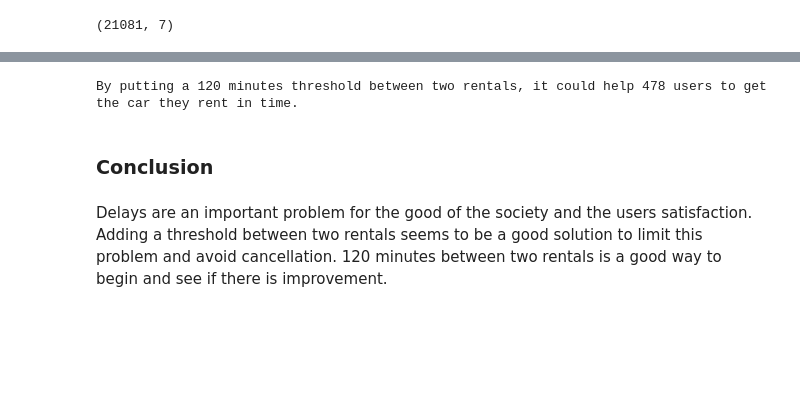
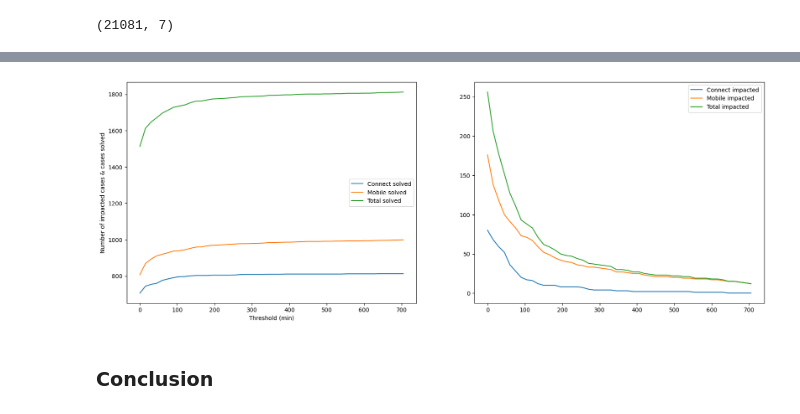
Before and after one commit to cheyenaub/jedha_fullstack_certif, a Jupyter notebook: BLOC_5/eda/eda.ipynb, the cells around one changed output, grey strips where cells are left out. Saved outputs shown, nothing was run; the diff lists cells and outputs as text; code cells hidden in the pictures; blank space fills up the shorter version.

```diff
--- a/BLOC_5/eda.ipynb
+++ b/BLOC_5/eda/eda.ipynb
@@ -592,6 +586,0 @@ df_threshold_
-# %%
-threshold = len(df_threshold[(df_threshold['time_delta_with_previous_rental_in_minutes'] < 120) & (df_threshold['delay_at_checkout_in_minutes'] < 120)])
-
-print(f"By putting a 120 minutes threshold between two rentals, it could help {threshold} users to get the car they rent in time.")
-# %% [output]
-By putting a 120 minutes threshold between two rentals, it could help 478 users to get the car they rent in time.
@@ -598,4 +620,17 @@ By putting a 120 minutes threshold between two rentals, it could help 478 users
+# %%
+fig, ax = plt.subplots(1, 2, sharex=True, figsize=(20,7))
+ax[0].plot(threshold, solved_connect)
+ax[0].plot(threshold, solved_mobile)
+ax[0].plot(threshold, solved_total)
+ax[1].plot(threshold, impacted_connect)
+ax[1].plot(threshold, impacted_mobile)
+ax[1].plot(threshold, total_impacted)
+ax[0].set_xlabel('Threshold (min)')
+ax[0].set_ylabel('Number of impacted cases & cases solved')
+ax[0].legend(['Connect solved','Mobile solved','Total solved' ])
+ax[1].legend(['Connect impacted','Mobile impacted','Total impacted' ])
+plt.show()
+# %% [output]
+[figure, added]
 # %% [markdown]
 ### Conclusion
-# %% [markdown]
-Delays are an important problem for the good of the society and the users satisfaction. Adding a threshold between two rentals seems to be a good solution to limit this problem and avoid cancellation. 120 minutes between two rentals is a good way to begin and see if there is improvement.
```
Also changed, not shown: parts of 16 cells of this notebook, 17 other files.
